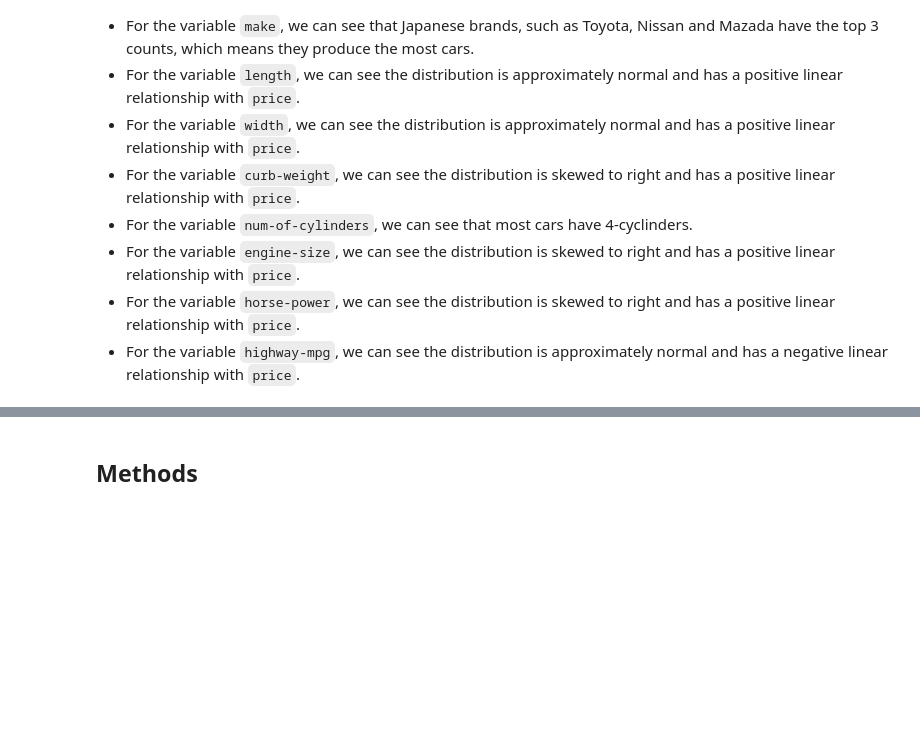
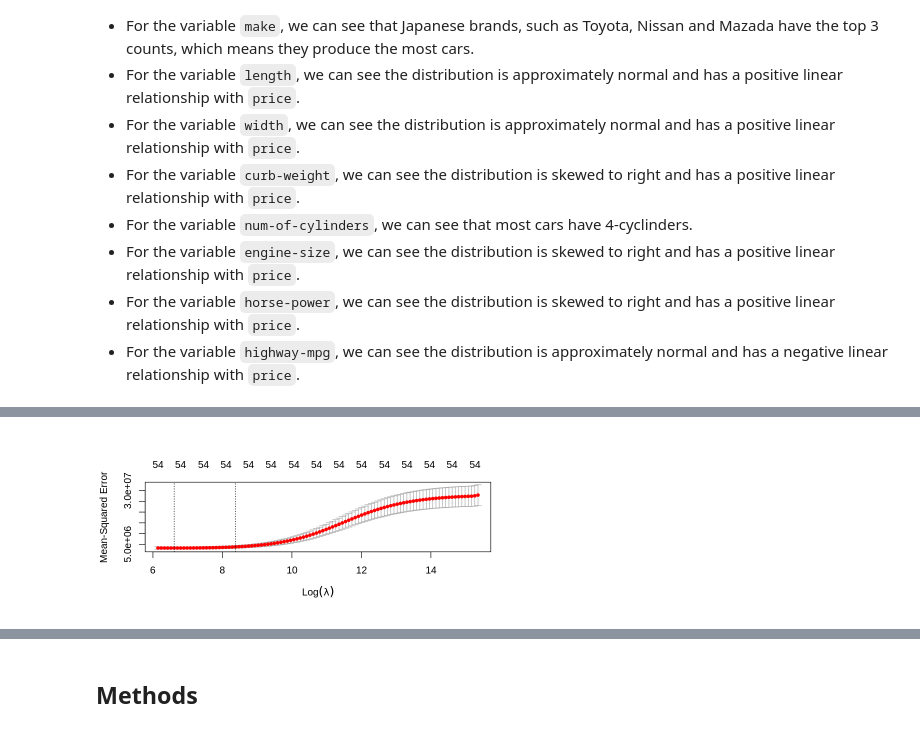
Before and after one commit to NingWang0123/stat301_group_project, a Jupyter notebook: stat301_proposal.ipynb, the cells around one changed output, grey strips where cells are left out. Drawn from its saved outputs; the diff is of its cells as text; code cells hidden in the pictures; blank space fills up the shorter version.

```diff
--- a/stat301_proposal.ipynb
+++ b/stat301_proposal.ipynb
@@ -259,0 +366,9 @@ Here, we created plots for the top 8 predictor variables. For the numerical vari
+# %%
+set.seed(123)
+ridg_cv<-cv.glmnet(x=x_train_mat,y=y_train_mat,alpha=0,nfolds=10)
+plot(ridg_cv)
+
+ridg_mod<-glmnet(x=x_train_mat,y=y_train_mat,alpha=0,lambda=ridg_cv$lambda.min)
+ridg_mod_1se<-glmnet(x=x_train_mat,y=y_train_mat,alpha=0,lambda=ridg_cv$lambda.1se)
+# %% [output]
+[figure, added]
```
Also changed, not shown: parts of 10 cells of this notebook, 1 other file.
